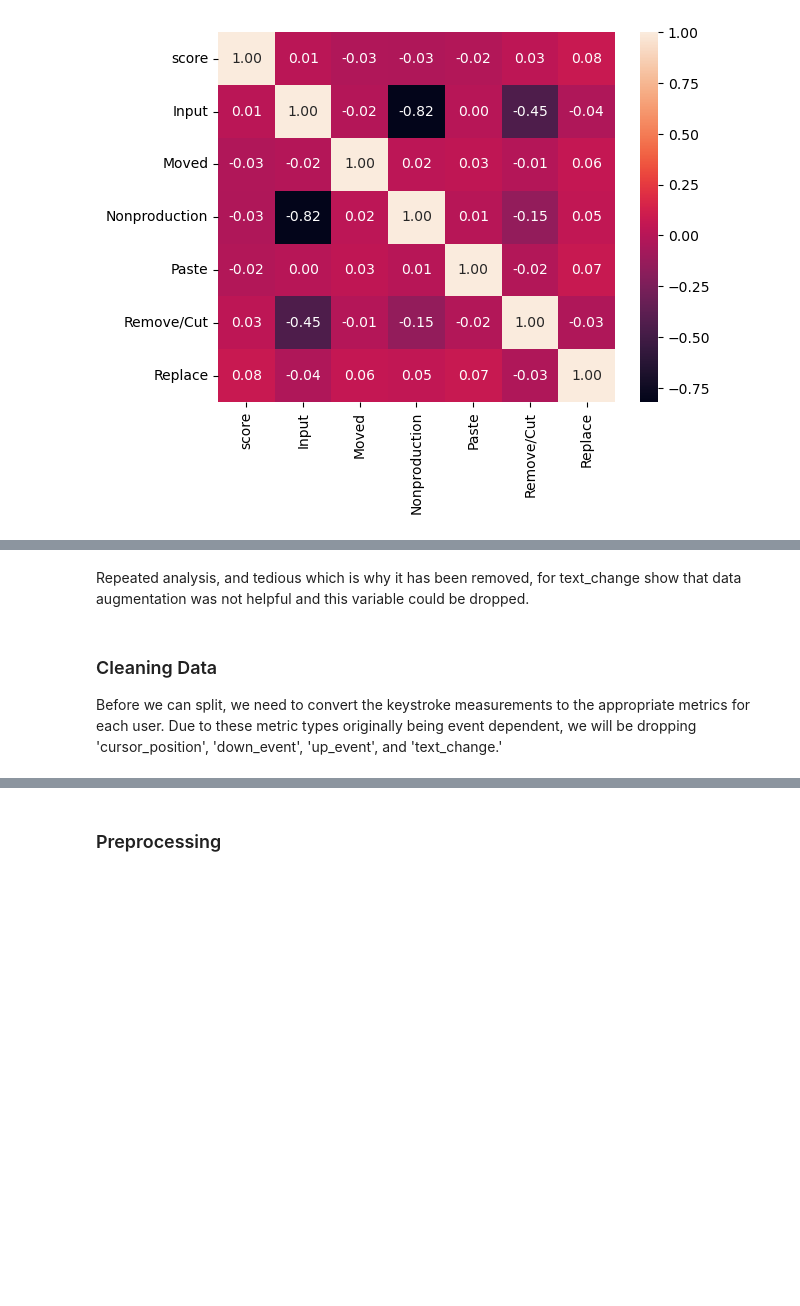
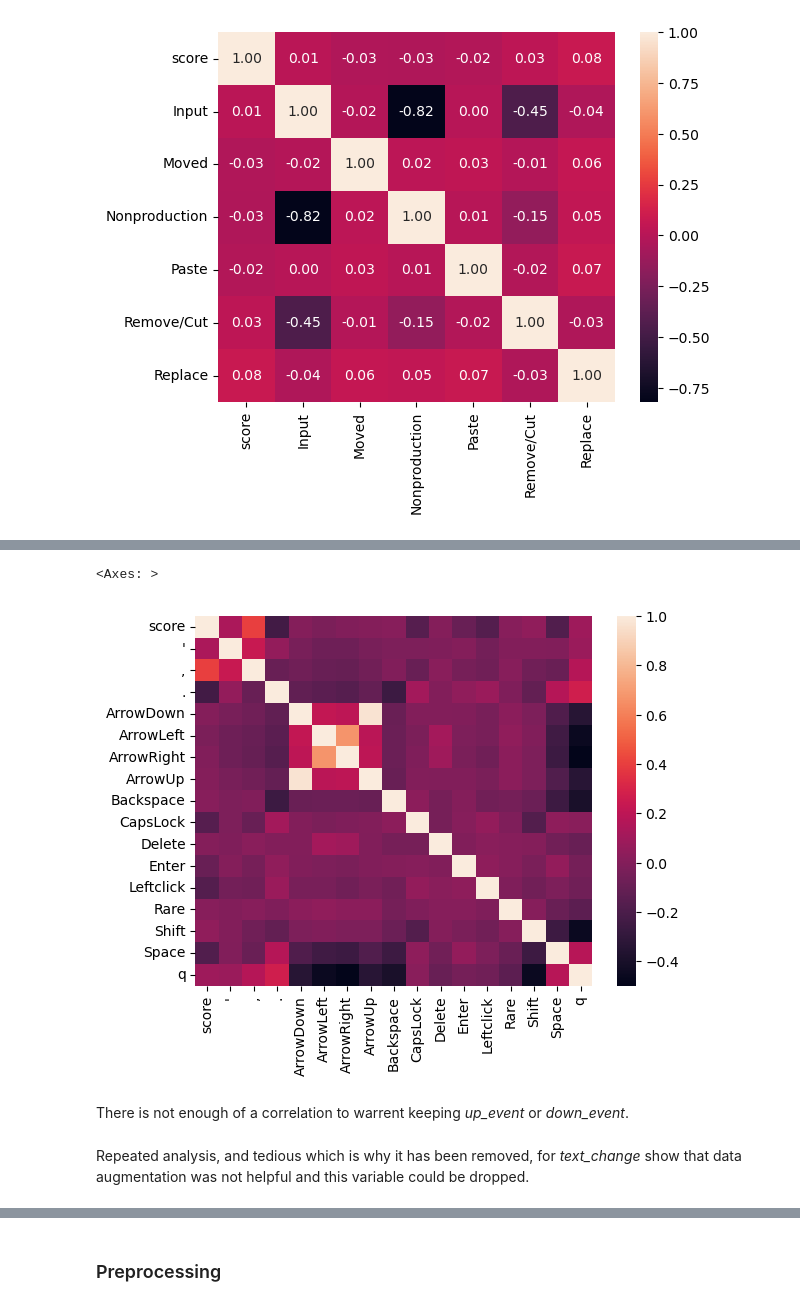
Before and after one commit to DryToaster/writing_competition, a Jupyter notebook: src/final_submission.ipynb, the cells around one changed output, grey strips where cells are left out. Saved outputs shown, nothing was run; the diff lists cells and outputs as text; code cells hidden in the pictures; blank space fills up the shorter version.

```diff
--- a/src/final_submission.ipynb
+++ b/src/final_submission.ipynb
@@ -130,13 +159,14 @@ sns.heatmap(up_event_test.corr(), annot=True, fmt=".2f")
 # %%
 # Repeat the same for up_event
 down_event = train_df['down_event'].value_counts()
 down_event = down_event[down_event > 10000]
 train_df.loc[~train_df['down_event'].isin(down_event.index), 'down_event'] = 'Rare'
 down_event_test = pd.concat([subset, pd.get_dummies(train_df['down_event'])], axis=1).groupby('id').mean()
-sns.heatmap(down_event_test.corr(), annot=True, fmt=".2f")
+sns.heatmap(down_event_test.corr(), fmt=".2f")
+# %% [output]
+<Axes: >
+[figure, added]
+# %% [markdown]
+There is not enough of a correlation to warrent keeping _up_event_ or _down_event_.
 # %% [markdown]
-Repeated analysis, and tedious which is why it has been removed, for text_change show that data augmentation was not helpful and this variable could be dropped.
+Repeated analysis, and tedious which is why it has been removed, for _text_change_ show that data augmentation was not helpful and this variable could be dropped.
-# %% [markdown]
-### Cleaning Data
-
-Before we can split, we need to convert the keystroke measurements to the appropriate metrics for each user. Due to these metric types originally being event dependent, we will be dropping 'cursor_position', 'down_event', 'up_event', and 'text_change.'
```
Also changed, not shown: parts of 18 cells of this notebook.
